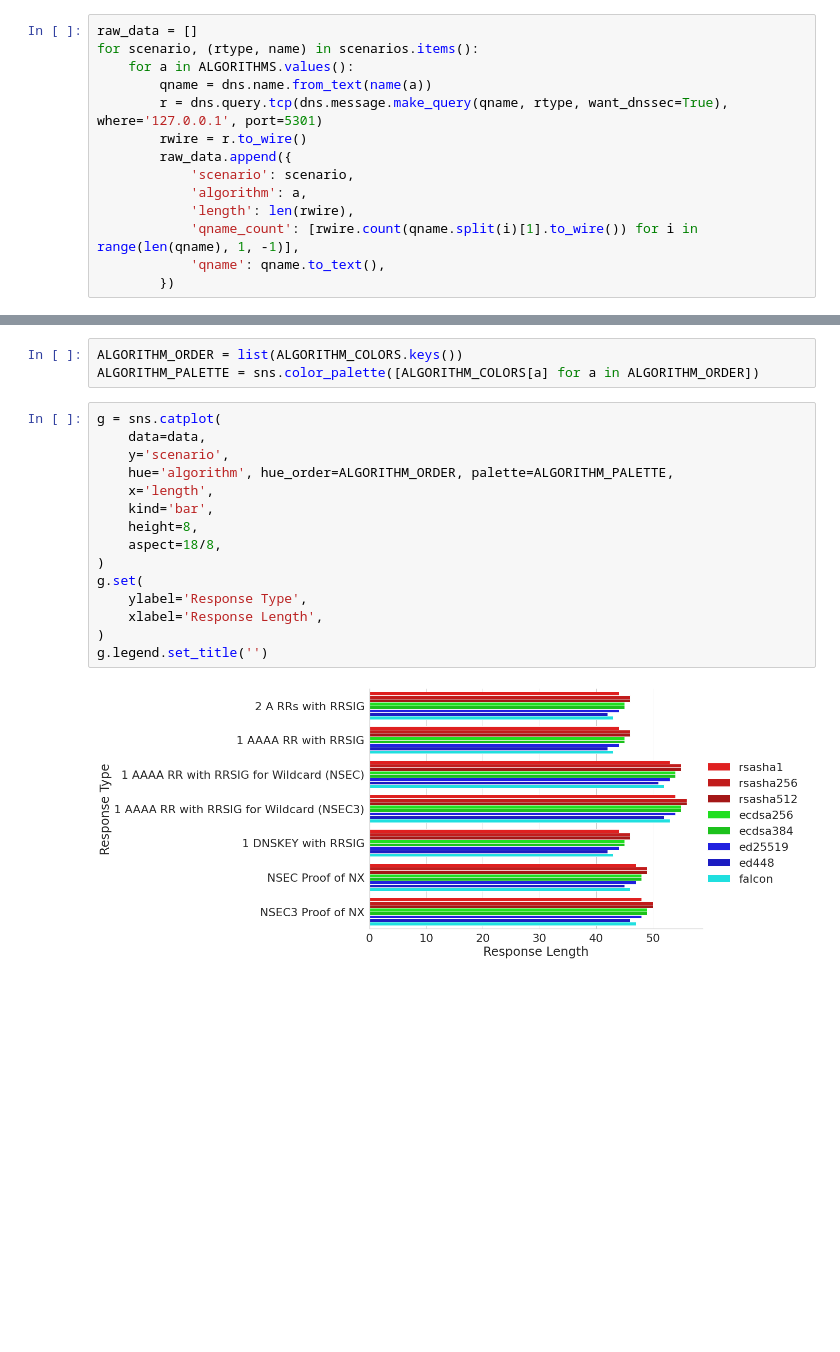
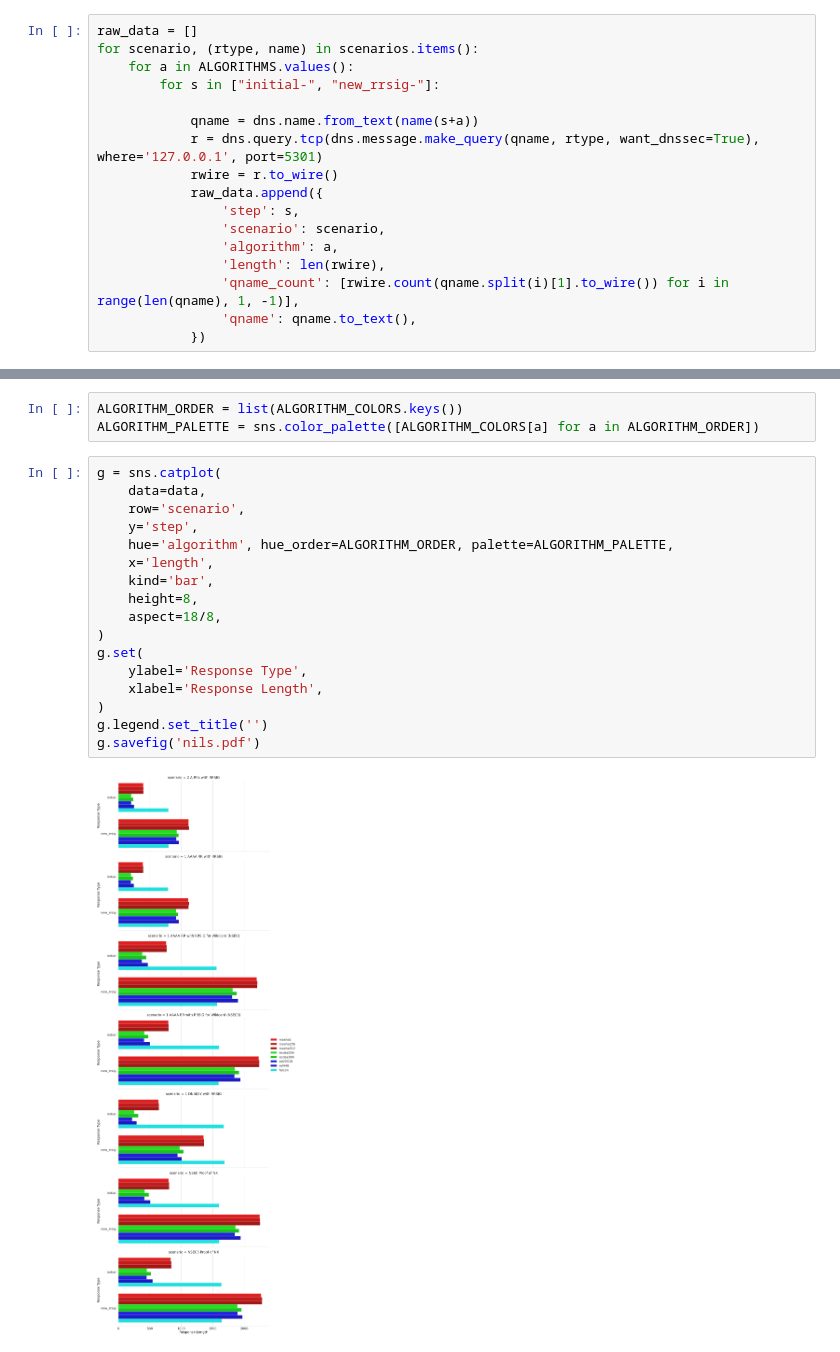
Before and after one commit to yaruth/dns-falcon, a Jupyter notebook: Paket Sizes.ipynb, the cells around one changed output, grey strips where cells are left out. Cells and saved outputs as stored; diff of their text form; blank space fills up the shorter version.

```diff
--- a/Paket Sizes.ipynb
+++ b/Paket Sizes.ipynb
@@ -29,16 +29,19 @@ scenarios = {
 raw_data = []
 for scenario, (rtype, name) in scenarios.items():
     for a in ALGORITHMS.values():
-        qname = dns.name.from_text(name(a))
-        r = dns.query.tcp(dns.message.make_query(qname, rtype, want_dnssec=True), where='127.0.0.1', port=5301)
-        rwire = r.to_wire()
-        raw_data.append({
-            'scenario': scenario,
-            'algorithm': a,
-            'length': len(rwire),
-            'qname_count': [rwire.count(qname.split(i)[1].to_wire()) for i in range(len(qname), 1, -1)],
-            'qname': qname.to_text(),
-        })
+        for s in ["initial-", "new_rrsig-"]:
+
+            qname = dns.name.from_text(name(s+a))
+            r = dns.query.tcp(dns.message.make_query(qname, rtype, want_dnssec=True), where='127.0.0.1', port=5301)
+            rwire = r.to_wire()
+            raw_data.append({
+                'step': s,
+                'scenario': scenario,
+                'algorithm': a,
+                'length': len(rwire),
+                'qname_count': [rwire.count(qname.split(i)[1].to_wire()) for i in range(len(qname), 1, -1)],
+                'qname': qname.to_text(),
+            })
 # %%
 import pandas as pd
 # %%
@@ -72,17 +75,19 @@ ALGORITHM_PALETTE = sns.color_palette([ALGORITHM_COLORS[a] for a in ALGORITHM_OR
 # %%
 g = sns.catplot(
     data=data,
-    y='scenario',
+    row='scenario',
+    y='step',
     hue='algorithm', hue_order=ALGORITHM_ORDER, palette=ALGORITHM_PALETTE,
     x='length',
     kind='bar',
     height=8,
     aspect=18/8,
 )
 g.set(
     ylabel='Response Type',
     xlabel='Response Length',
 )
 g.legend.set_title('')
+g.savefig('nils.pdf')
 # %% [output]
-[figure, old version]
+[figure, new version]
```
Also changed, not shown: parts of 1 cell of this notebook, 10 other files.
